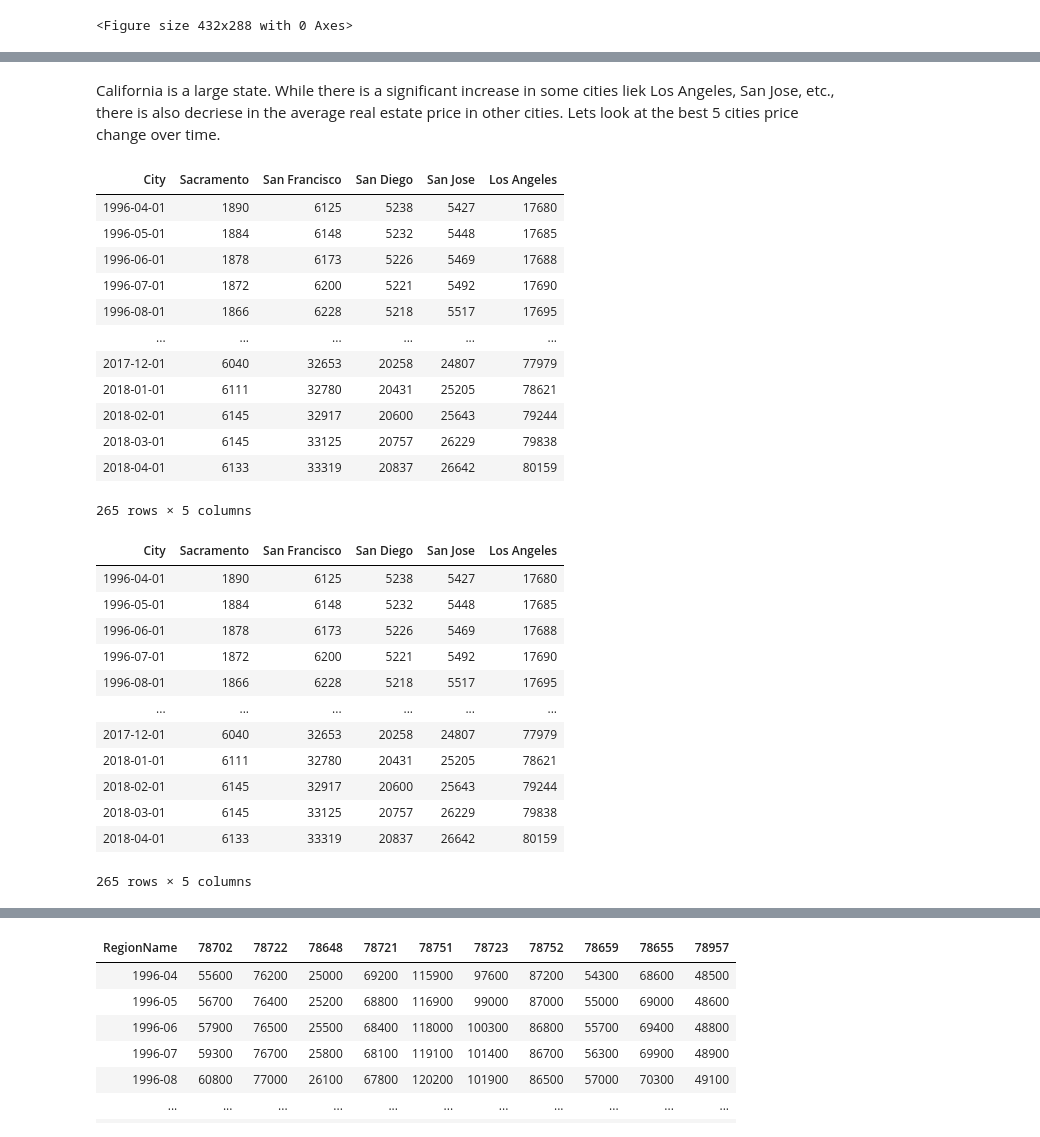
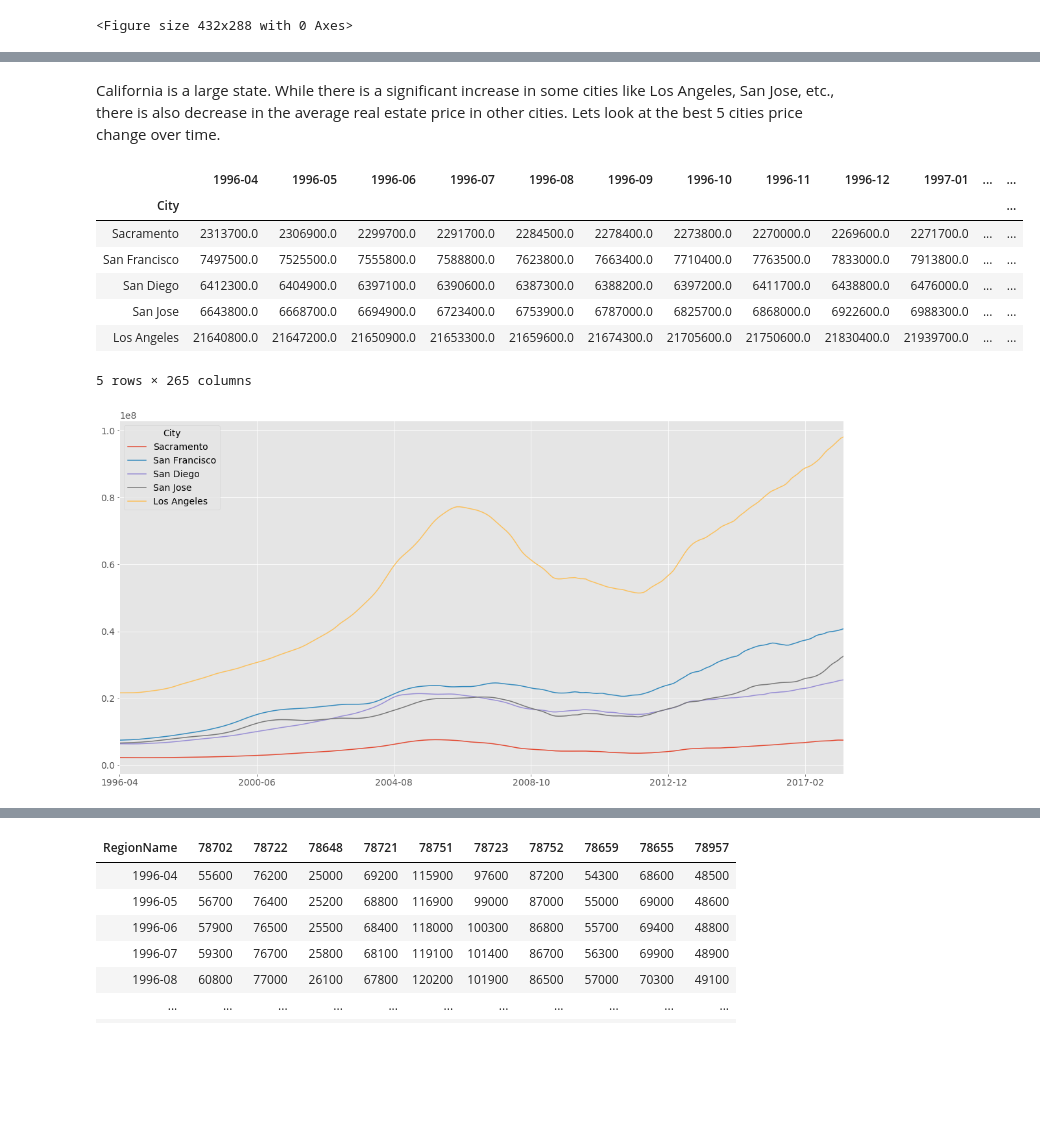
Before and after one commit to fcamuz/time-series-model-for-forecasting, a Jupyter notebook: mod_4_starter_notebook.ipynb, the cells around one changed output, grey strips where cells are left out. Saved outputs shown, nothing was run; the diff lists cells and outputs as text; code cells hidden in the pictures; blank space fills up the shorter version.

```diff
--- a/mod_4_starter_notebook.ipynb
+++ b/mod_4_starter_notebook.ipynb
@@ -169,4 +186,5 @@ Text(0, 0.5, 'Increase Rate')
 # %%
+#I would like to see how why California is so different than the others.
 df_full_CA= df_full_2[df_full_2['State']=='CA']
 df_full_CA = df_full_CA.drop(['RegionID', 'CountyName','Metro','SizeRank','State'],axis=1)
-#df_full_states.index
+ca_city=df_full_CA.groupby(['City']).sum().groupby(level=0).mean().sort_values('increase_rate')
@@ -192,37 +208,19 @@ CA_top5_city
 # %% [markdown]
-California is a large state. While there is a significant increase in some cities liek Los Angeles, San Jose, etc., there is also decriese in the average real estate price in other cities. Lets look at the best 5 cities price change over time.
+California is a large state. While there is a significant increase in some cities like Los Angeles, San Jose, etc., there is also decrease in the average real estate price in other cities. Lets look at the best 5 cities price change over time.
 # %%
-plot_ca= convert_to_ts (CA_top5_city.tail(5))
+plot_ca=(ca_city.tail(5).drop(['increase', 'increase_rate'], axis=1))
 plot_ca
 # %% [output]
-| City | Sacramento | San Francisco | San Diego | San Jose | Los Angeles |
-| 1996-04-01 | 1890 | 6125 | 5238 | 5427 | 17680 |
-| 1996-05-01 | 1884 | 6148 | 5232 | 5448 | 17685 |
-| 1996-06-01 | 1878 | 6173 | 5226 | 5469 | 17688 |
-| 1996-07-01 | 1872 | 6200 | 5221 | 5492 | 17690 |
-| 1996-08-01 | 1866 | 6228 | 5218 | 5517 | 17695 |
-| ... | ... | ... | ... | ... | ... |
-| 2017-12-01 | 6040 | 32653 | 20258 | 24807 | 77979 |
-| 2018-01-01 | 6111 | 32780 | 20431 | 25205 | 78621 |
-| 2018-02-01 | 6145 | 32917 | 20600 | 25643 | 79244 |
-| 2018-03-01 | 6145 | 33125 | 20757 | 26229 | 79838 |
-| 2018-04-01 | 6133 | 33319 | 20837 | 26642 | 80159 |
+|  | 1996-04 | 1996-05 | 1996-06 | 1996-07 | 1996-08 | 1996-09 | 1996-10 | 1996-11 | 1996-12 | 1997-01 | ... | ... |
+| City |  |  |  |  |  |  |  |  |  |  |  | ... |
+| Sacramento | 2313700.0 | 2306900.0 | 2299700.0 | 2291700.0 | 2284500.0 | 2278400.0 | 2273800.0 | 2270000.0 | 2269600.0 | 2271700.0 | ... | ... |
+| San Francisco | 7497500.0 | 7525500.0 | 7555800.0 | 7588800.0 | 7623800.0 | 7663400.0 | 7710400.0 | 7763500.0 | 7833000.0 | 7913800.0 | ... | ... |
+| San Diego | 6412300.0 | 6404900.0 | 6397100.0 | 6390600.0 | 6387300.0 | 6388200.0 | 6397200.0 | 6411700.0 | 6438800.0 | 6476000.0 | ... | ... |
+| San Jose | 6643800.0 | 6668700.0 | 6694900.0 | 6723400.0 | 6753900.0 | 6787000.0 | 6825700.0 | 6868000.0 | 6922600.0 | 6988300.0 | ... | ... |
+| Los Angeles | 21640800.0 | 21647200.0 | 21650900.0 | 21653300.0 | 21659600.0 | 21674300.0 | 21705600.0 | 21750600.0 | 21830400.0 | 21939700.0 | ... | ... |
-265 rows × 5 columns
+5 rows × 265 columns
 # %%
-#(plot_ca).plot(figsize = (20,10), subplots=False, legend=True)
+(plot_ca.T).plot(figsize = (20,10), subplots=False, legend=True)
 plt.show()
-plot_ca
 # %% [output]
-| City | Sacramento | San Francisco | San Diego | San Jose | Los Angeles |
-| 1996-04-01 | 1890 | 6125 | 5238 | 5427 | 17680 |
-| 1996-05-01 | 1884 | 6148 | 5232 | 5448 | 17685 |
-| 1996-06-01 | 1878 | 6173 | 5226 | 5469 | 17688 |
-| 1996-07-01 | 1872 | 6200 | 5221 | 5492 | 17690 |
-| 1996-08-01 | 1866 | 6228 | 5218 | 5517 | 17695 |
-| ... | ... | ... | ... | ... | ... |
-| 2017-12-01 | 6040 | 32653 | 20258 | 24807 | 77979 |
-| 2018-01-01 | 6111 | 32780 | 20431 | 25205 | 78621 |
-| 2018-02-01 | 6145 | 32917 | 20600 | 25643 | 79244 |
-| 2018-03-01 | 6145 | 33125 | 20757 | 26229 | 79838 |
-| 2018-04-01 | 6133 | 33319 | 20837 | 26642 | 80159 |
-265 rows × 5 columns
+[figure, added]
```
Also changed, not shown: parts of 9 cells of this notebook.
